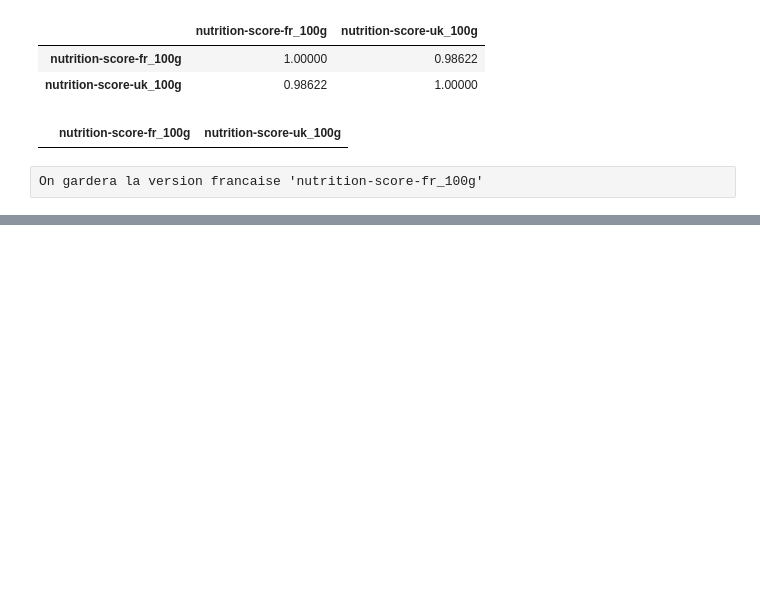
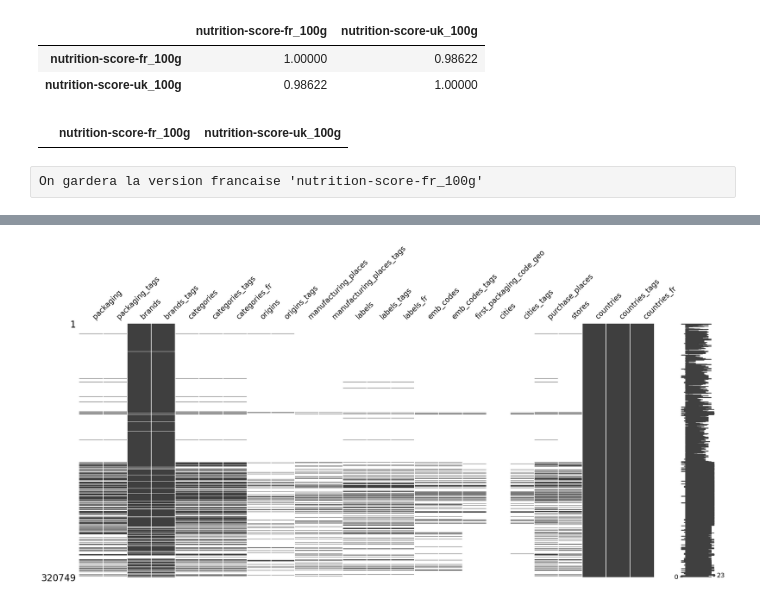
Before and after one commit to kevin-EK/Concevez-une-application-au-service-de-la-sant-publique, a Jupyter notebook: P3 Brouillon traitement data.ipynb, the cells around one changed output, grey strips where cells are left out. Saved outputs shown, nothing was run; the diff lists cells and outputs as text; code cells hidden in the pictures; blank space fills up the shorter version.

```diff
--- a/P3 Brouillon traitement data.ipynb
+++ b/P3 Brouillon traitement data.ipynb
@@ -1067,0 +1252,5 @@ openfoodfacts.to_csv('openfoodfacts_cleaned.csv')
+# %%
+#les variables tags
+msno.matrix(openfoodfacts.loc[:,openfoodfacts.columns[openfoodfacts.columns.isin(tags)]]);
+# %% [output]
+[figure, added]
```
Also changed, not shown: parts of 95 cells of this notebook, 1 other file.
